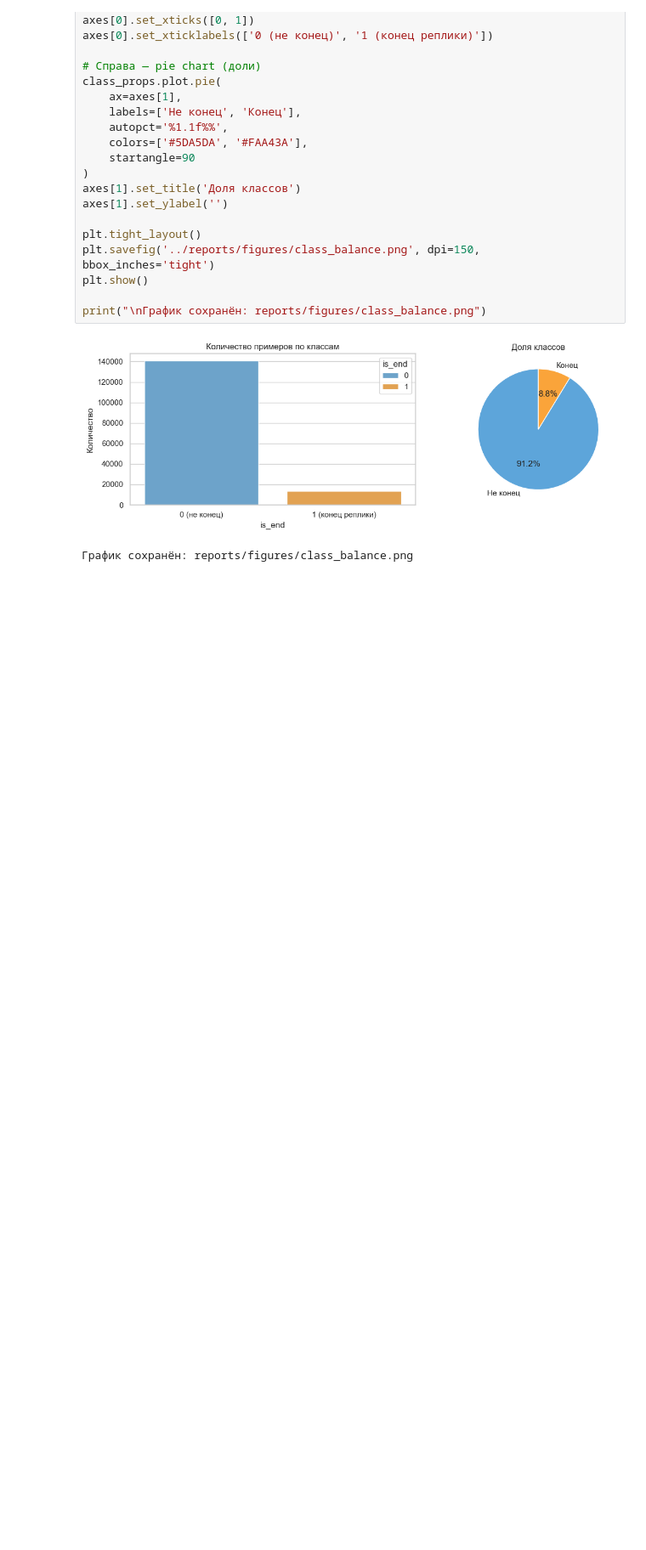
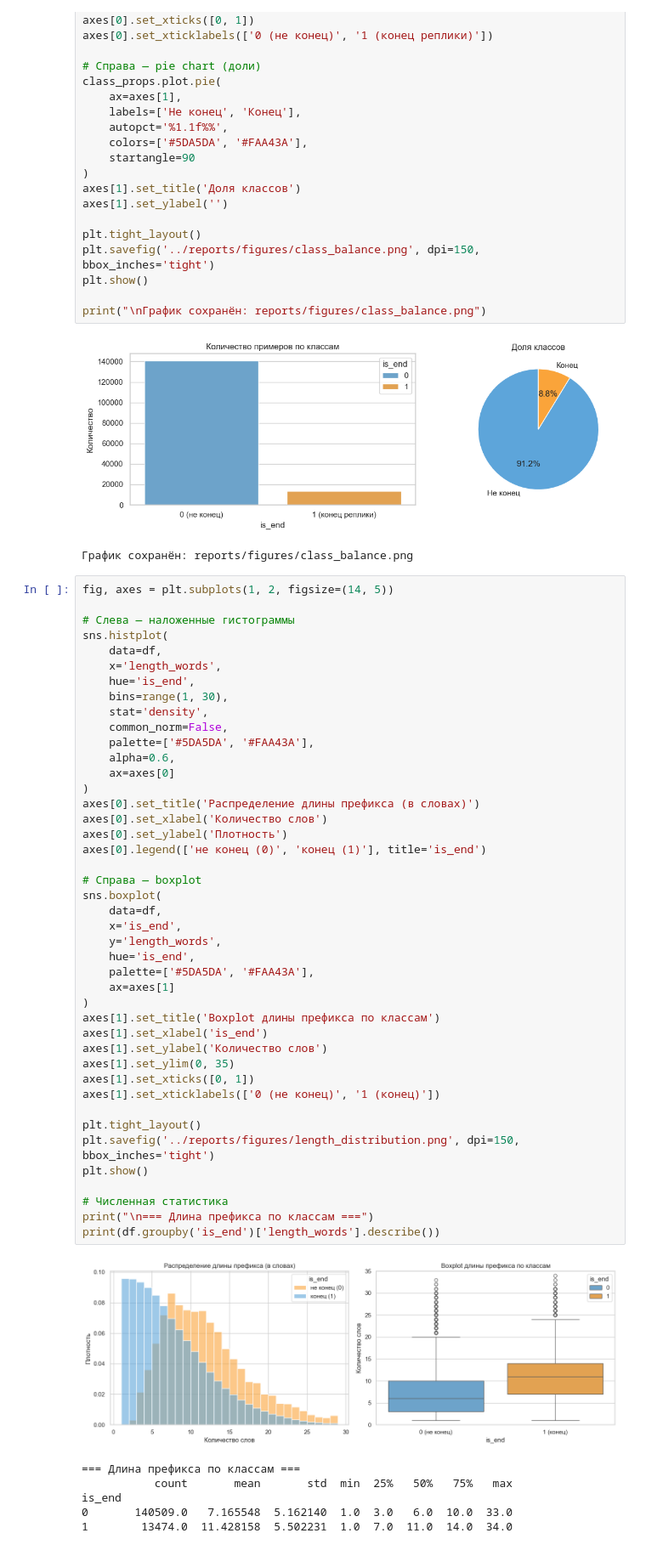
Before and after one commit to bukenov/turn-detector, a Jupyter notebook: notebooks/01_eda.ipynb, the cells around one changed output. Shown at 85% size. Saved outputs shown, nothing was run; the diff lists cells and outputs as text; blank space fills up the shorter version.

Commit message:
feat(eda): length distribution and top last words analysis

```diff
--- a/notebooks/01_eda.ipynb
+++ b/notebooks/01_eda.ipynb
@@ -313,3 +313,53 @@ print("\nГрафик сохранён: reports/figures/class_balance.png")
 # %% [output]
 [figure]
 График сохранён: reports/figures/class_balance.png
+# %%
+fig, axes = plt.subplots(1, 2, figsize=(14, 5))
+
+# Слева — наложенные гистограммы
+sns.histplot(
+    data=df,
+    x='length_words',
+    hue='is_end',
+    bins=range(1, 30),
+    stat='density',
+    common_norm=False,
+    palette=['#5DA5DA', '#FAA43A'],
+    alpha=0.6,
+    ax=axes[0]
+)
+axes[0].set_title('Распределение длины префикса (в словах)')
+axes[0].set_xlabel('Количество слов')
+axes[0].set_ylabel('Плотность')
+axes[0].legend(['не конец (0)', 'конец (1)'], title='is_end')
+
+# Справа — boxplot
+sns.boxplot(
+    data=df,
+    x='is_end',
+    y='length_words',
+    hue='is_end',
+    palette=['#5DA5DA', '#FAA43A'],
+    ax=axes[1]
+)
+axes[1].set_title('Boxplot длины префикса по классам')
+axes[1].set_xlabel('is_end')
+axes[1].set_ylabel('Количество слов')
+axes[1].set_ylim(0, 35)
+axes[1].set_xticks([0, 1])
+axes[1].set_xticklabels(['0 (не конец)', '1 (конец)'])
+
+plt.tight_layout()
+plt.savefig('../reports/figures/length_distribution.png', dpi=150, bbox_inches='tight')
+plt.show()
+
+# Численная статистика
+print("\n=== Длина префикса по классам ===")
+print(df.groupby('is_end')['length_words'].describe())
+# %% [output]
+[figure, added]
+=== Длина префикса по классам ===
+           count       mean       std  min  25%   50%   75%   max
+is_end
+0       140509.0   7.165548  5.162140  1.0  3.0   6.0  10.0  33.0
+1        13474.0  11.428158  5.502231  1.0  7.0  11.0  14.0  34.0
```
Also changed, not shown: parts of 4 cells of this notebook, 4 other files.
